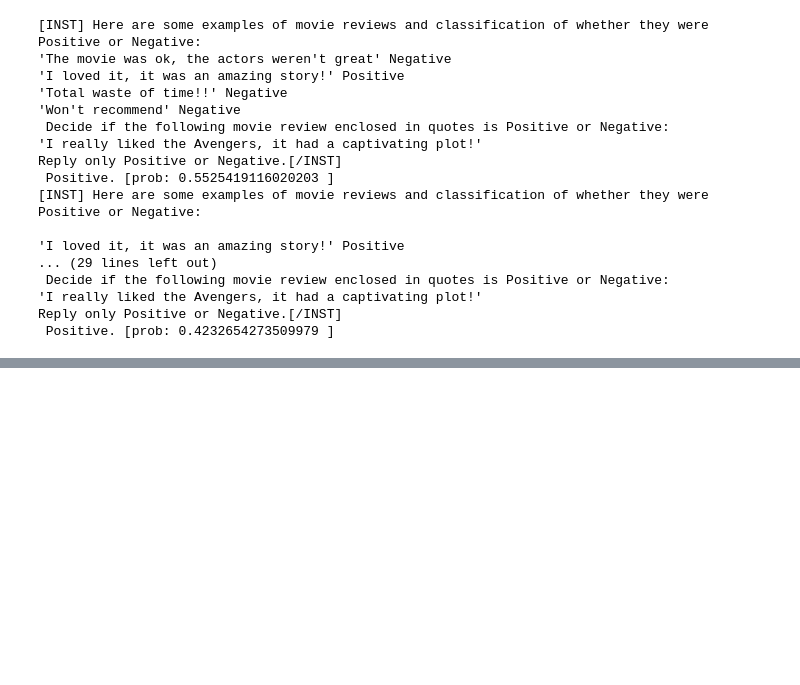
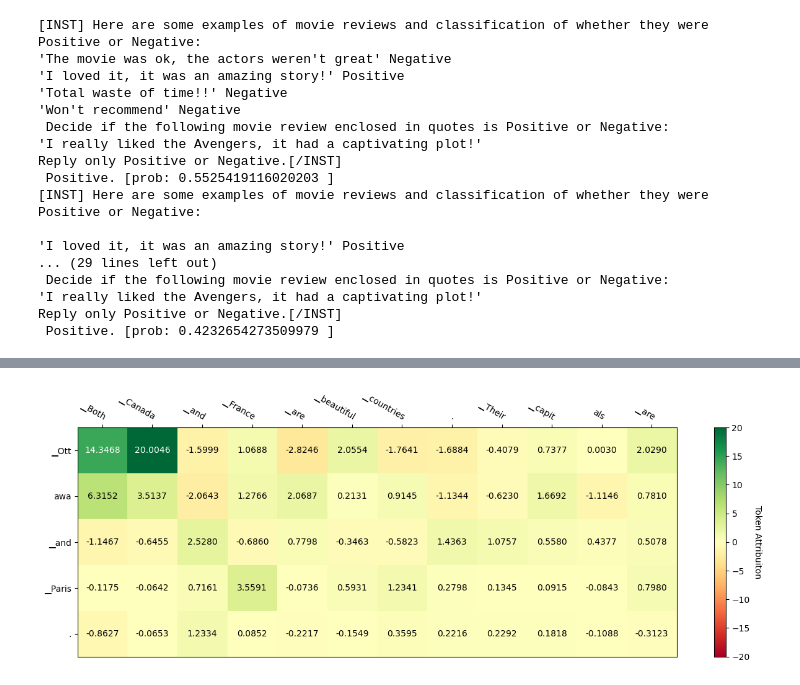
Before and after one commit to pytorch/captum, a Jupyter notebook: tutorials/LLama2-Captum-Demo.ipynb, the cells around one changed output, grey strips where cells are left out. Cells and saved outputs as stored; diff of their text form; code cells hidden in the pictures; blank space fills up the shorter version.

```diff
--- a/tutorials/LLama2-Captum-Demo.ipynb
+++ b/tutorials/LLama2-Captum-Demo.ipynb
@@ -860,0 +1152,9 @@ attr_viz_8.plot_token_attr()
+# %%
+inp_feature = TextTokenFeature(
+    "Both Canada and France are beautiful countries. Their capitals are",
+    tokenizer,
+    baselines=0,  # UNK
+    skip_tokens=[1],
+)
+
+attr_result_11 = llm_grad_attr.attribute(inp_feature, target="Ottawa and Paris.")
@@ -860,0 +1179,5 @@ attr_viz_8.plot_token_attr()
+# %%
+attr_viz_11 = LLMAttrViz(**attr_result_11)
+attr_viz_11.plot_token_attr()
+# %% [output]
+[figure, added]
```
Also changed, not shown: parts of 51 cells of this notebook.
